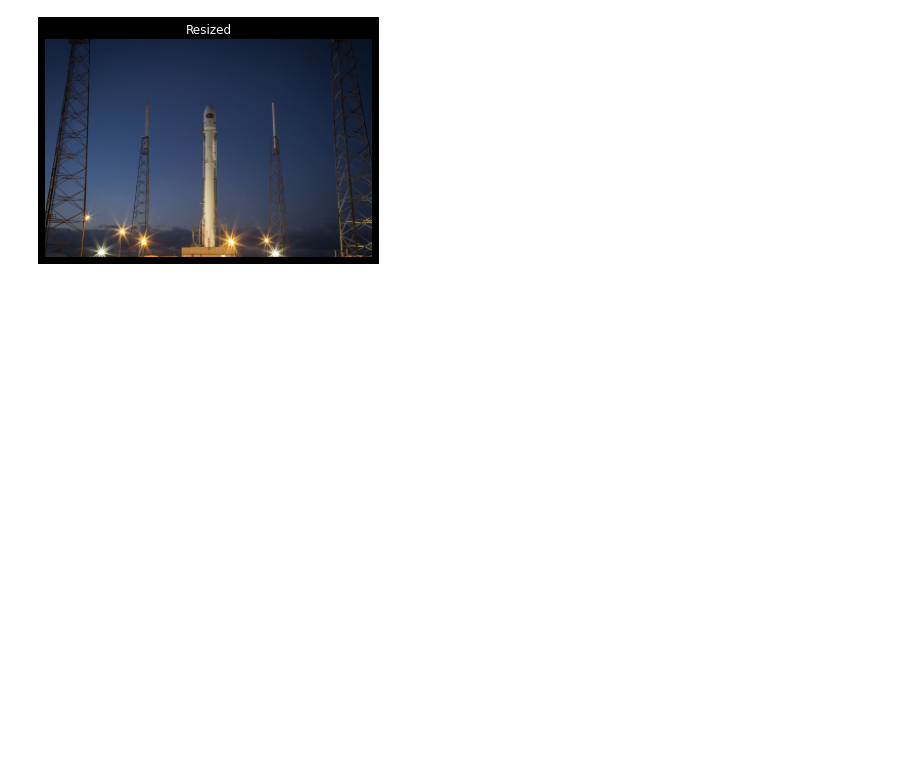
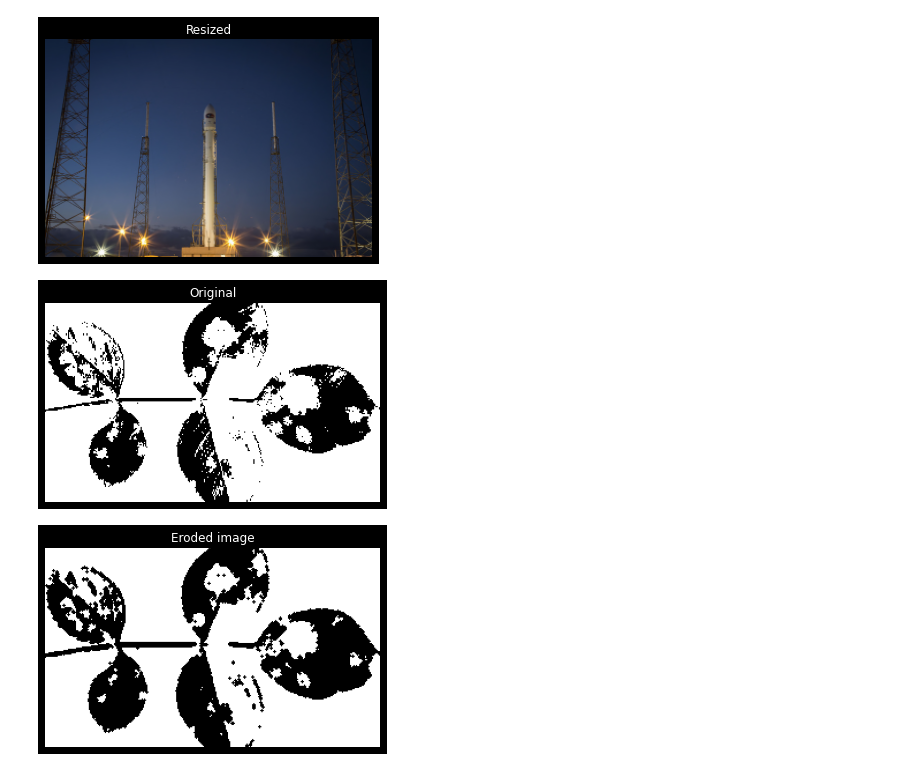
Before and after one commit to renan-lemes/python_labs, a Jupyter notebook: ProcessingImage/img.ipynb, the cells around one changed output. Saved outputs shown, nothing was run; the diff lists cells and outputs as text; code cells hidden in the pictures; blank space fills up the shorter version.

Commit message:
CHORES:Aplicando morfologia nas imagens de plantas

```diff
--- a/ProcessingImage/img.ipynb
+++ b/ProcessingImage/img.ipynb
@@ -236,0 +239,7 @@ show_image(rocket_resize, 'Resized')
+# %%
+eroded_image = morphology.binary_erosion(binary1)
+show_image(binary1, 'Original')
+show_image(eroded_image, 'Eroded image')
+# %% [output]
+[figure, added]
+[figure, added]
```
Also changed, not shown: parts of 1 cell of this notebook.
